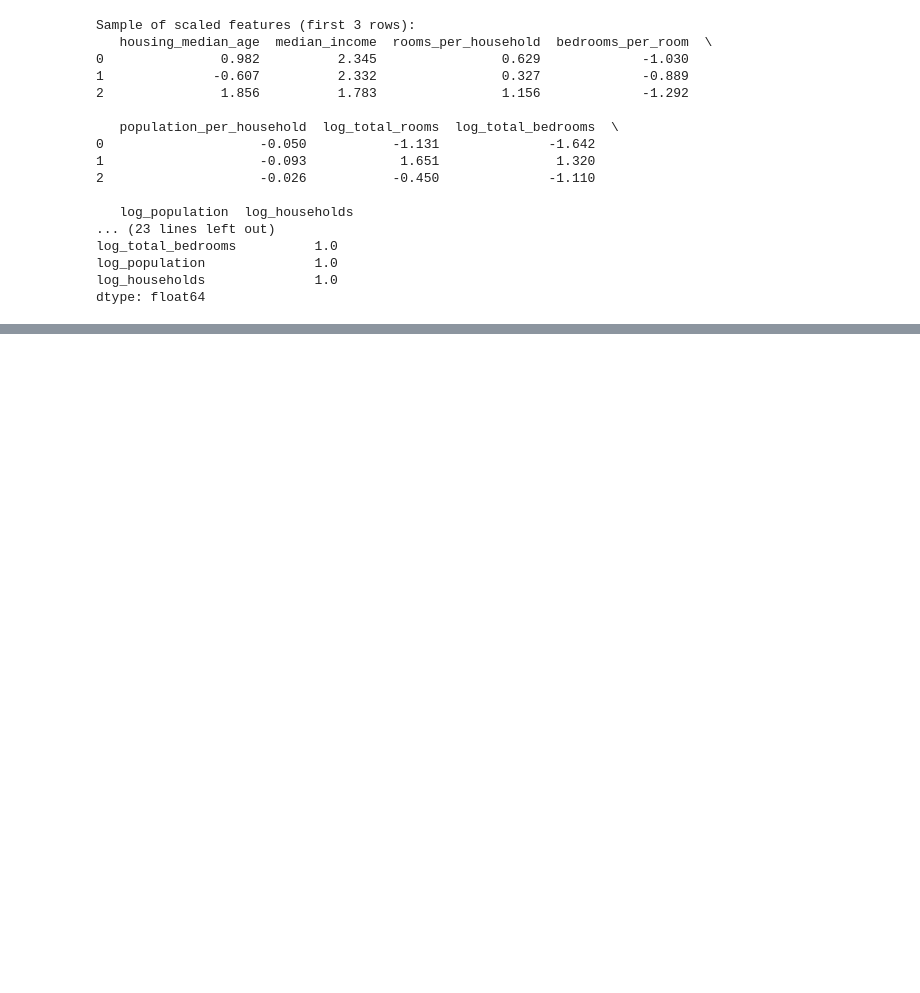
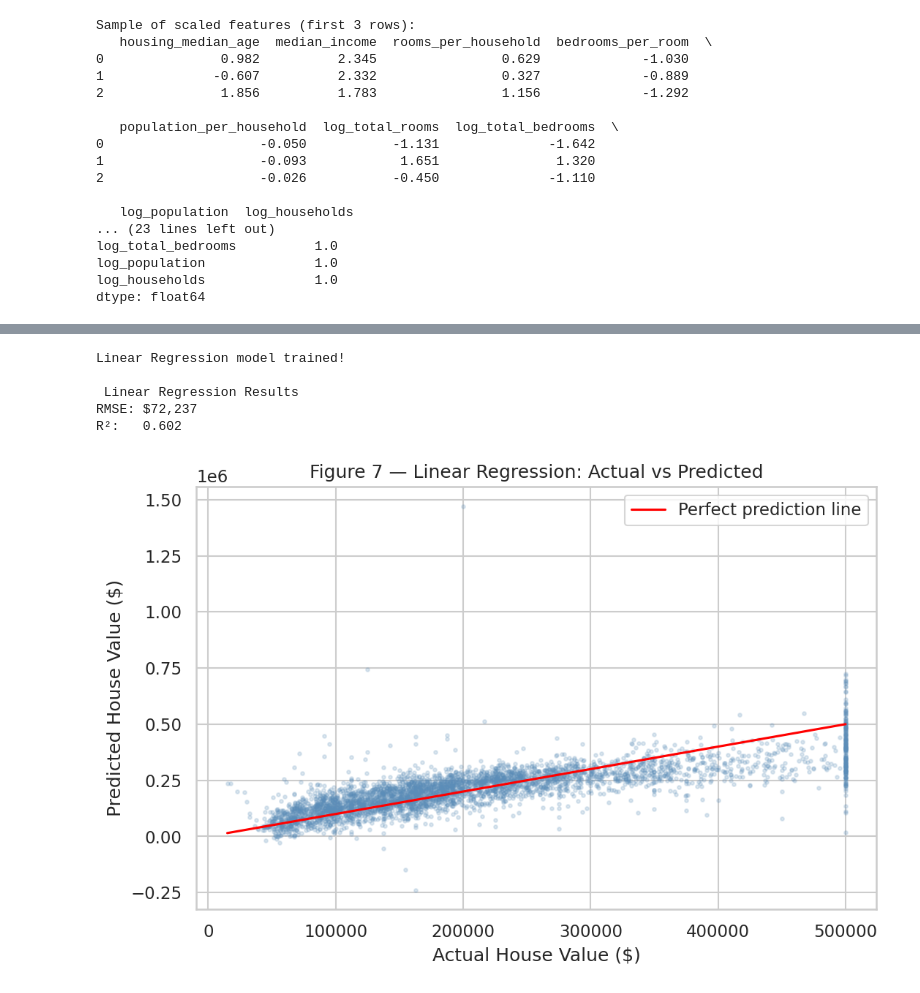
Before and after one commit to Amenbiz/House-Pricing, a Jupyter notebook: notebooks/house_price_analysis.ipynb, the cells around one changed output, grey strips where cells are left out. Drawn from its saved outputs; the diff is of its cells as text; code cells hidden in the pictures; blank space fills up the shorter version.

Commit message:
Completed Stage 3 & 4 — Modelling and Evaluation

```diff
--- a/notebooks/house_price_analysis.ipynb
+++ b/notebooks/house_price_analysis.ipynb
@@ -658,0 +709,52 @@ dtype: float64
+# %%
+# CELL 20 — Linear Regression
+
+# Linear Regression is our baseline model.
+# It finds the best straight line relationship between
+# our 19 features and median_house_value.
+#
+# We measure performance with two metrics:
+#   RMSE — average prediction error in dollars (lower = better)
+#   R²   — how much price variation the model explains (higher = better)
+
+from sklearn.linear_model import LinearRegression
+from sklearn.metrics import mean_squared_error, r2_score
+import numpy as np
+
+# Step 1 — Create model
+lr_model = LinearRegression()
+
+# Step 2 — Train the model on the training set
+lr_model.fit(X_train, y_train)
+print("Linear Regression model trained!")
+
+# Step 3 — Make predictions on the test set
+lr_predictions = lr_model.predict(X_test)
+
+# Step 4 — Measure performance
+lr_rmse = np.sqrt(mean_squared_error(y_test, lr_predictions))
+lr_r2 = r2_score(y_test, lr_predictions)
+
+print("\n Linear Regression Results ")
+print(f"RMSE: ${lr_rmse:,.0f}")
+print(f"R²:   {lr_r2:.3f}")
+
+# Step 5 — Visualise predictions vs actual values
+plt.figure(figsize=(8, 5))
+plt.scatter(y_test, lr_predictions, alpha=0.2, s=5, color="#5B8DB8")
+plt.plot([y_test.min(), y_test.max()],
+         [y_test.min(), y_test.max()],
+         color='red', linewidth=1.5, label='Perfect prediction line')
+plt.xlabel("Actual House Value ($)")
+plt.ylabel("Predicted House Value ($)")
+plt.title("Figure 7 — Linear Regression: Actual vs Predicted")
+plt.legend()
+plt.savefig("fig_lr_predictions.png")
+plt.show()
+# %% [output]
+Linear Regression model trained!
+
+ Linear Regression Results
+RMSE: $72,237
+R²:   0.602
+[figure, added]
```
Also changed, not shown: parts of 15 cells of this notebook.
